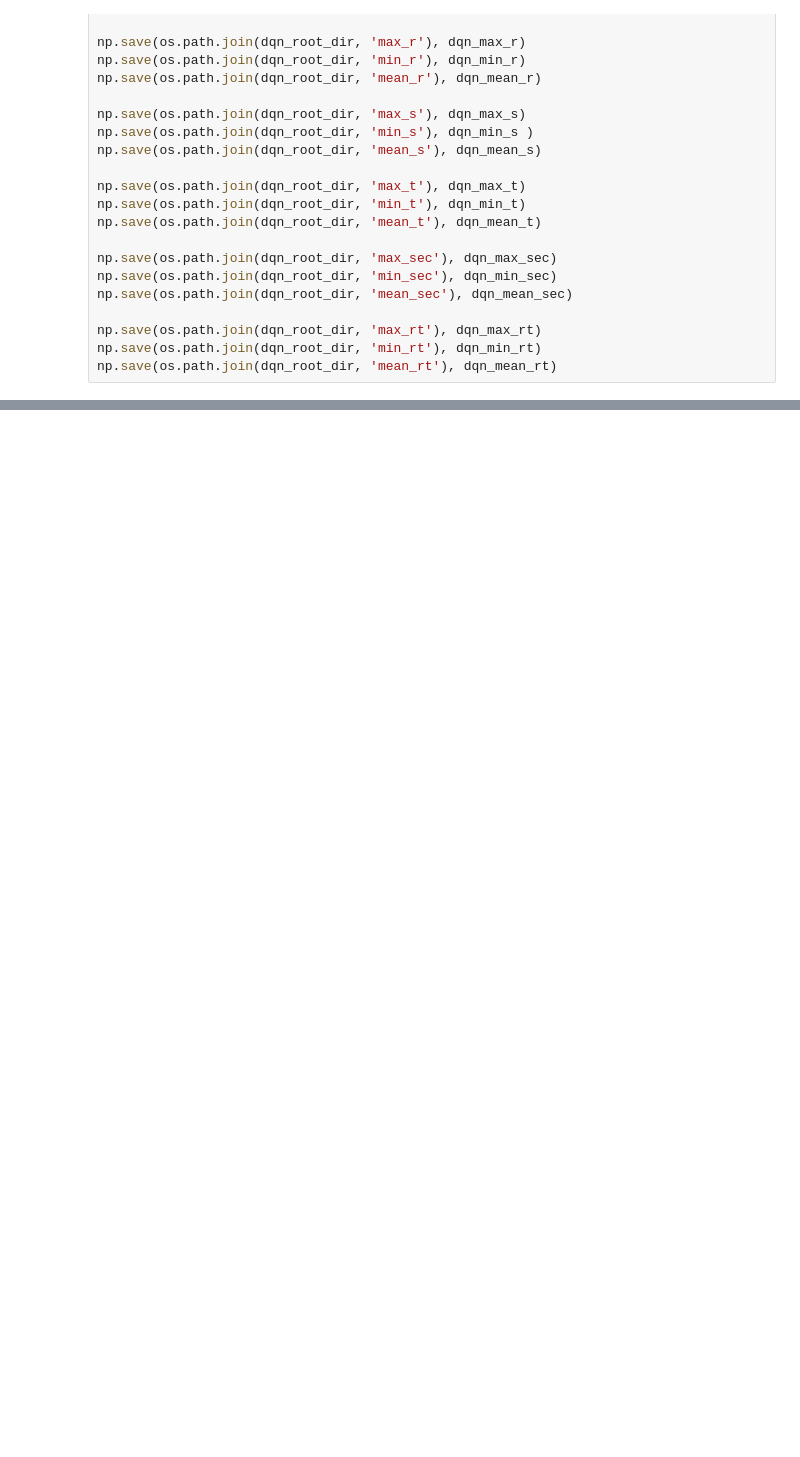
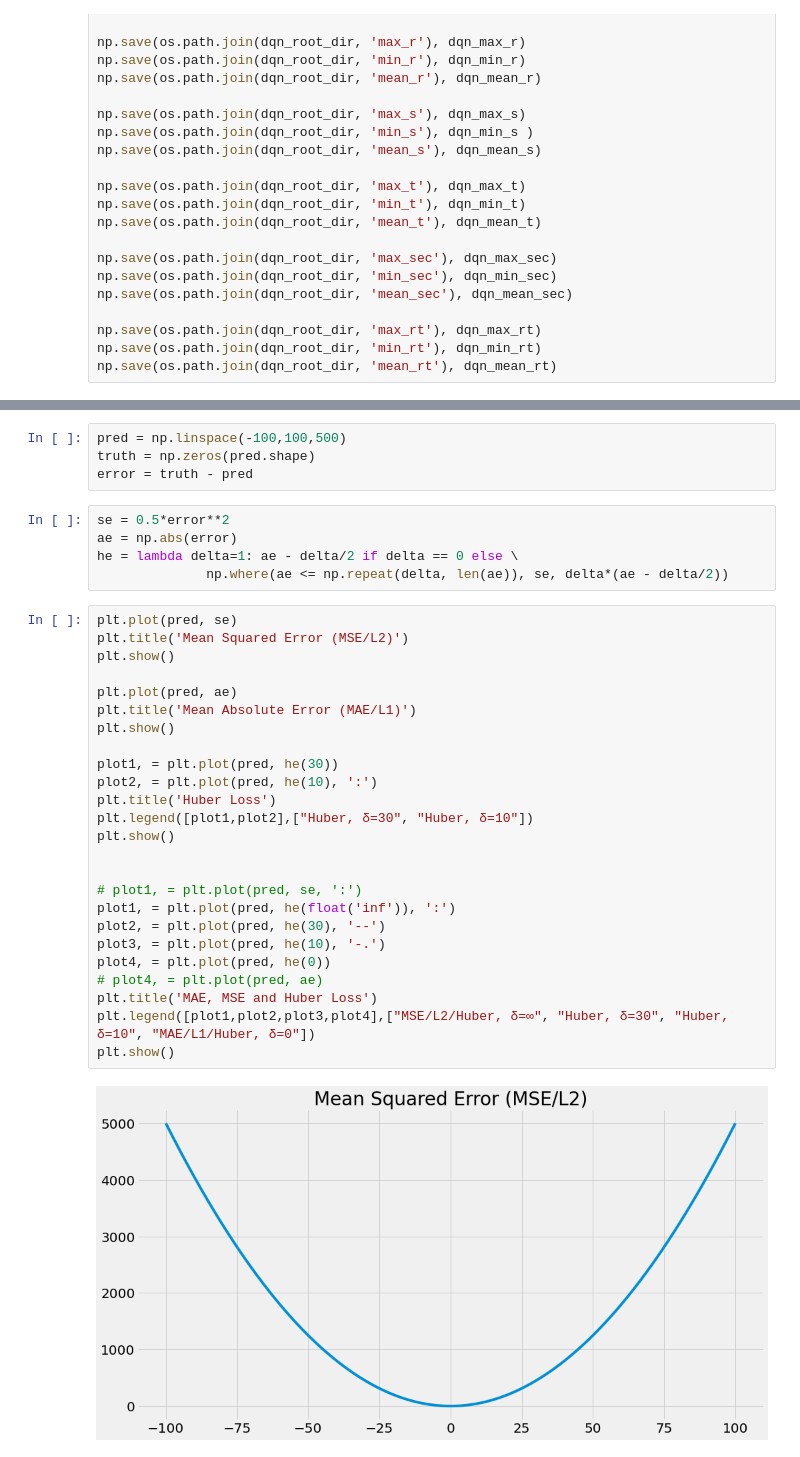
Before and after one commit to DanielYllana/GDRL, a Jupyter notebook: Chapter09.ipynb, the cells around one changed output, grey strips where cells are left out. Saved outputs shown, nothing was run; the diff lists cells and outputs as text; blank space fills up the shorter version.

```diff
--- a/Chapter09.ipynb
+++ b/Chapter09.ipynb
@@ -920,0 +945,36 @@ np.save(os.path.join(dqn_root_dir, 'mean_rt'), dqn_mean_rt)
+# %%
+pred = np.linspace(-100,100,500)
+truth = np.zeros(pred.shape)
+error = truth - pred
+# %%
+se = 0.5*error**2
+ae = np.abs(error)
+he = lambda delta=1: ae - delta/2 if delta == 0 else \
+              np.where(ae <= np.repeat(delta, len(ae)), se, delta*(ae - delta/2))
+# %%
+plt.plot(pred, se)
+plt.title('Mean Squared Error (MSE/L2)')
+plt.show()
+
+plt.plot(pred, ae)
+plt.title('Mean Absolute Error (MAE/L1)')
+plt.show()
+
+plot1, = plt.plot(pred, he(30))
+plot2, = plt.plot(pred, he(10), ':')
+plt.title('Huber Loss')
+plt.legend([plot1,plot2],["Huber, δ=30", "Huber, δ=10"])
+plt.show()
+
+
+# plot1, = plt.plot(pred, se, ':')
+plot1, = plt.plot(pred, he(float('inf')), ':')
+plot2, = plt.plot(pred, he(30), '--')
+plot3, = plt.plot(pred, he(10), '-.')
+plot4, = plt.plot(pred, he(0))
+# plot4, = plt.plot(pred, ae)
+plt.title('MAE, MSE and Huber Loss')
+plt.legend([plot1,plot2,plot3,plot4],["MSE/L2/Huber, δ=∞", "Huber, δ=30", "Huber, δ=10", "MAE/L1/Huber, δ=0"])
+plt.show()
+# %% [output]
+[figure, added]
```
Also changed, not shown: parts of 19 cells of this notebook, 32 other files.
